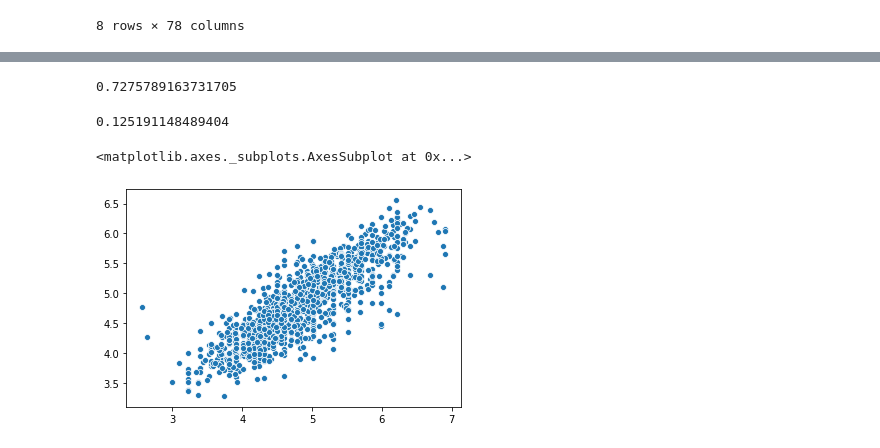
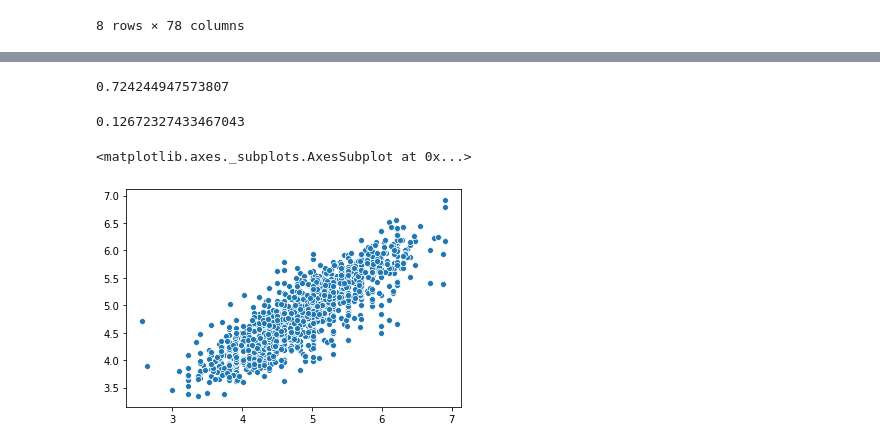
Before and after one commit to YuxinZhang9615/Airbnb-Data-Analysis, a Jupyter notebook: 3-model_mike_svr.ipynb, the cells around one changed output, grey strips where cells are left out. Drawn from its saved outputs; the diff is of its cells as text; code cells hidden in the pictures.

Commit message:
mike svr results

```diff
--- a/3-model_mike_svr.ipynb
+++ b/3-model_mike_svr.ipynb
@@ -29,11 +26,15 @@ train_validate_X = scaler.fit_transform(train_validate.drop('price_log', axis=1)
+# %%
+drop_columns = ['price_log', 'host_has_profile_pic', 'is_business_travel_ready', 'distance_to_san_diego_zoo']
+X_train = train.drop(drop_columns, axis=1).to_numpy()
+X_validate = validate.drop(drop_columns, axis=1).to_numpy()
+X_train_validate = train_validate.drop(drop_columns, axis=1).to_numpy()
 # %%
 %%time
 grid_result = GridSearchCV(estimator=SVR(kernel='rbf'),
-                    param_grid=dict(C=[1],
-                                    gamma=['scale'],
-                                    epsilon=[0.5]),
+                    param_grid=dict(C=[2**i for i in range(-4, 16, 2)],
+                                    gamma=[2**i for i in range(-15, 1, 2)] + ['auto', 'scale'],
+                                    epsilon=[0.01, 0.05, 0.1, 0.5, 1, 2, 5, 10]),
                     cv=[(train_validate.index.get_locs(['train']), train_validate.index.get_locs(['val']))],
-                    n_jobs=20).fit(train_validate_X,
-                                   train_validate.price_log.to_numpy())
+                    n_jobs=20).fit(X_train_validate, train_validate.price_log.to_numpy())
 grid_result.best_params_
 # %% [output]
@@ -43,9 +43,0 @@ Wall time: 4.38 s
-# %%
-%%time
-grid_result = GridSearchCV(estimator=SVR(kernel='rbf'),
-                    param_grid=dict(C=[2**i for i in range(-4, 16, 2)],
-                                    gamma=[2**i for i in range(-15, 1, 2)] + ['auto', 'scale'],
-                                    epsilon=[0.01, 0.05, 0.1, 0.5, 1, 2, 5, 10]),
-                    cv=[(train_validate.index.get_locs(['train']), train_validate.index.get_locs(['val']))],
-                    n_jobs=20).fit(train_validate_X, train_validate.price_log.to_numpy())
-grid_result.best_params_
@@ -56,17 +44,16 @@ Wall time: 3h 5min 41s
 # %%
-X_test = scaler.transform(test.drop('price_log', axis=1).to_numpy())
-grid_result.best_estimator_.score(X_test, test.price_log.to_numpy())
+X_test = test.drop(drop_columns, axis=1).to_numpy()
+be = grid_result.best_estimator_
+be.score(X_test, test.price_log.to_numpy())
 # %% [output]
-0.7275789163731705
+0.724244947573807
 # %%
-sm.mean_squared_error(test.price_log.to_numpy(),
-                      grid_result.best_estimator_.predict(X_test).flatten())
+sm.mean_squared_error(test.price_log.to_numpy(), be.predict(X_test).flatten())
 # %% [output]
-0.125191148489404
+0.12672327433467043
 # %%
-sns.scatterplot(test.price_log.to_numpy(),
-                grid_result.best_estimator_.predict(X_test).flatten())
+sns.scatterplot(test.price_log.to_numpy(), be.predict(X_test).flatten())
 # %% [output]
 <matplotlib.axes._subplots.AxesSubplot at 0x...>
-[figure, old version]
+[figure, new version]
 # %%
```
Also changed, not shown: parts of 4 cells of this notebook.
